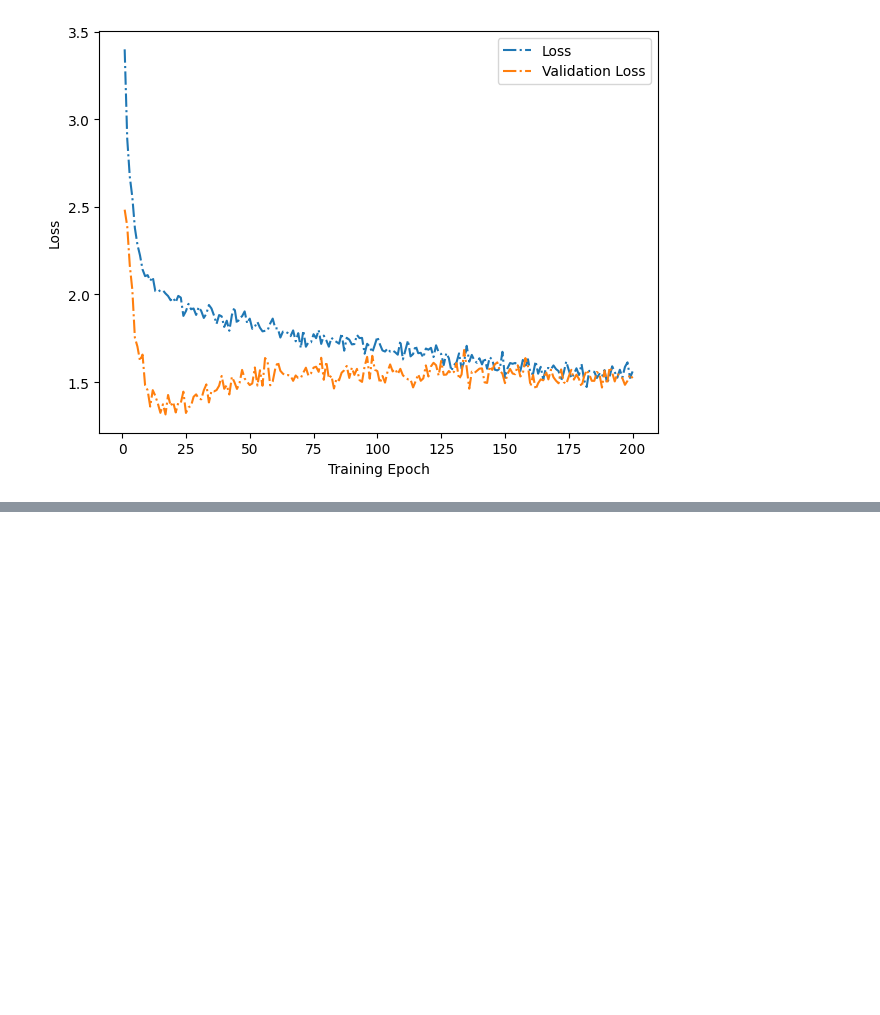
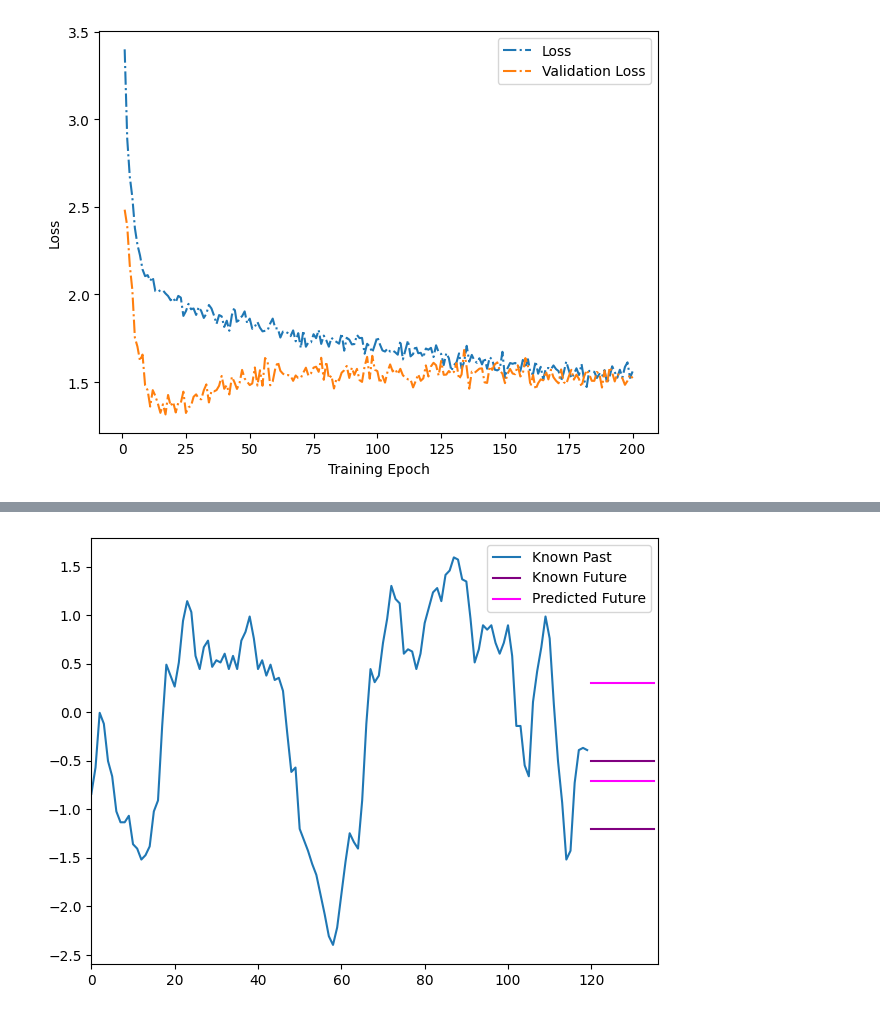
Before and after one commit to badassdatascience/badass-data-science, a Jupyter notebook: badassdatascience/forecasting/deep_learning/review-training-results.ipynb, the cells around one changed output, grey strips where cells are left out. Drawn from its saved outputs; the diff is of its cells as text; code cells hidden in the pictures; blank space fills up the shorter version.

```diff
--- a/badassdatascience/forecasting/deep_learning/review-training-results.ipynb
+++ b/badassdatascience/forecasting/deep_learning/review-training-results.ipynb
@@ -28,0 +144,4 @@ plot_basic_loss(history)
+# %%
+plot_a_prediction(M_test, y_test, y_predicted, index = 700)
+# %% [output]
+[figure, added]
```
Also changed, not shown: parts of 13 cells of this notebook, 1 other file.
